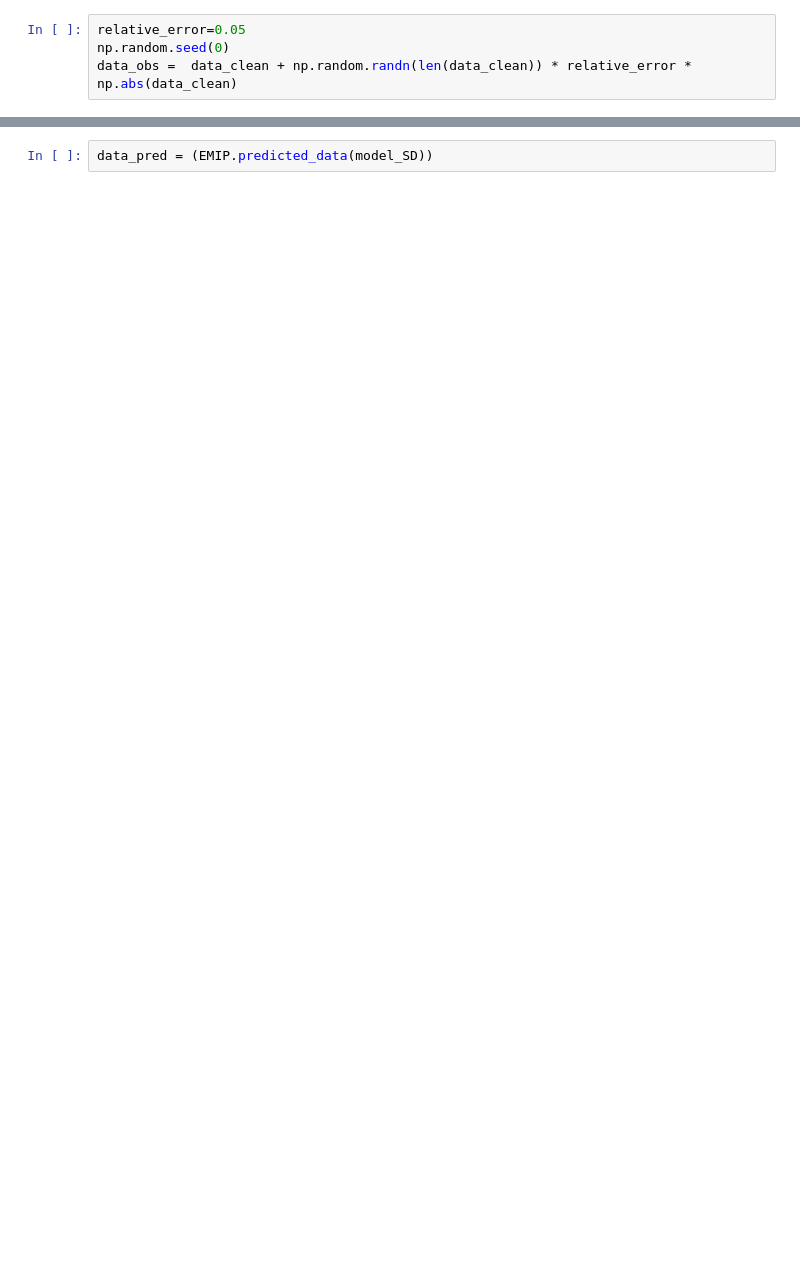
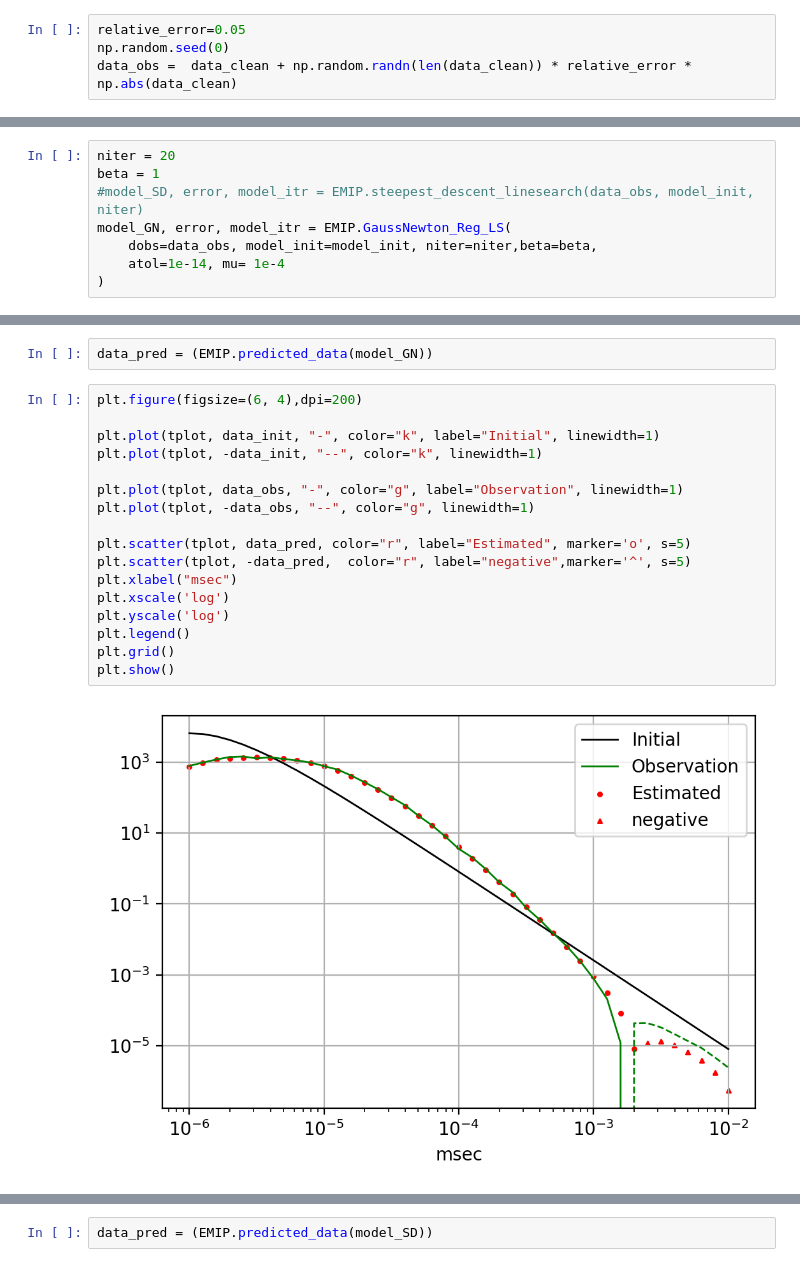
Before and after one commit to MasayukiMotoori/EOSC556B, a Jupyter notebook: Project_EMIP_1D.ipynb, the cells around one changed output, grey strips where cells are left out. Drawn from its saved outputs; the diff is of its cells as text; blank space fills up the shorter version.

```diff
--- a/Project_EMIP_1D.ipynb
+++ b/Project_EMIP_1D.ipynb
@@ -103,0 +128,8 @@ Steepest Descent
+# %%
+niter = 20
+beta = 1
+#model_SD, error, model_itr = EMIP.steepest_descent_linesearch(data_obs, model_init, niter)
+model_GN, error, model_itr = EMIP.GaussNewton_Reg_LS(
+    dobs=data_obs, model_init=model_init, niter=niter,beta=beta,
+    atol=1e-14, mu= 1e-4
+)
@@ -103,0 +151,21 @@ Steepest Descent
+# %%
+data_pred = (EMIP.predicted_data(model_GN))
+# %%
+plt.figure(figsize=(6, 4),dpi=200)
+
+plt.plot(tplot, data_init, "-", color="k", label="Initial", linewidth=1)
+plt.plot(tplot, -data_init, "--", color="k", linewidth=1)
+
+plt.plot(tplot, data_obs, "-", color="g", label="Observation", linewidth=1)
+plt.plot(tplot, -data_obs, "--", color="g", linewidth=1)
+
+plt.scatter(tplot, data_pred, color="r", label="Estimated", marker='o', s=5)
+plt.scatter(tplot, -data_pred,  color="r", label="negative",marker='^', s=5)
+plt.xlabel("msec")
+plt.xscale('log')
+plt.yscale('log')
+plt.legend()
+plt.grid()
+plt.show()
+# %% [output]
+[figure, added]
```
Also changed, not shown: parts of 32 cells of this notebook.
